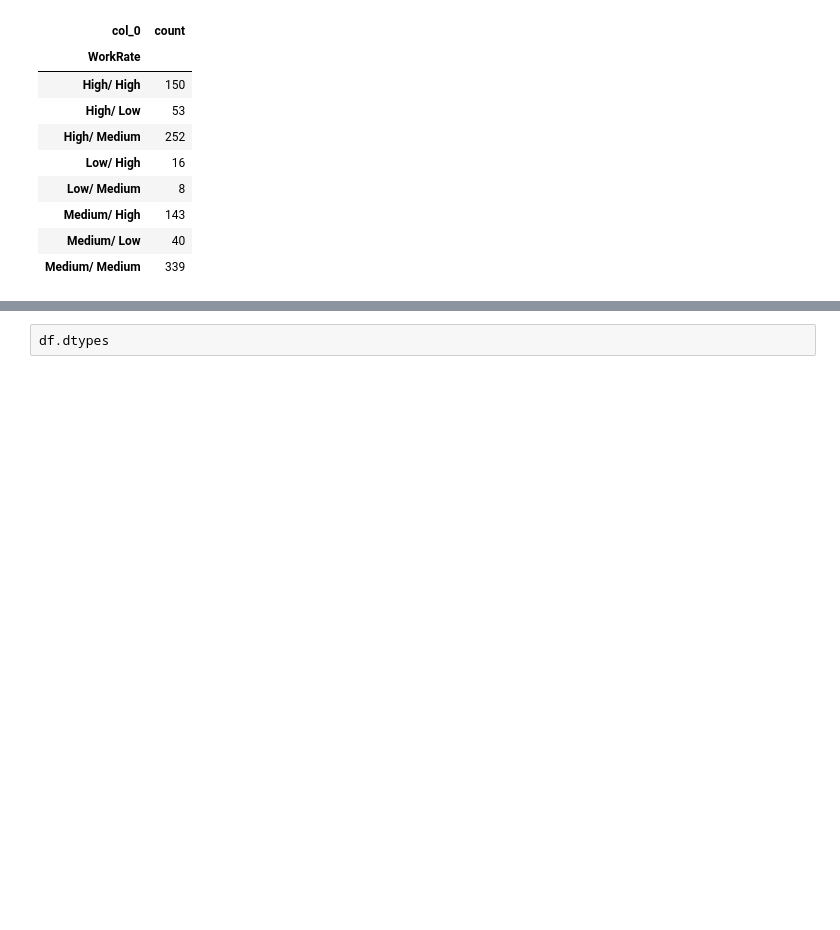
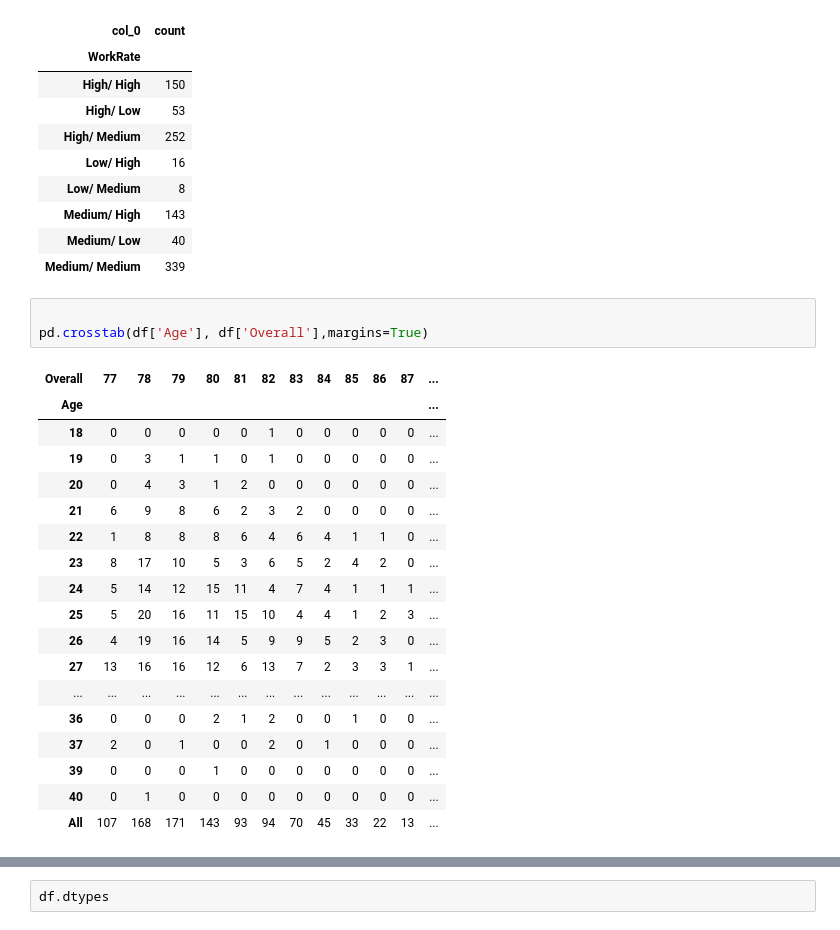
Before and after one commit to salmaemrany/Assignment1, a Jupyter notebook: Assignment 1.ipynb, the cells around one changed output, grey strips where cells are left out. Cells and saved outputs as stored; diff of their text form; blank space fills up the shorter version.

```diff
--- a/Assignment 1.ipynb
+++ b/Assignment 1.ipynb
@@ -605,3 +599,25 @@ pd.crosstab(index=df['WorkRate'], columns='count')
 | Medium/ High | 143 |
 | Medium/ Low | 40 |
 | Medium/ Medium | 339 |
+# %%
+
+pd.crosstab(df['Age'], df['Overall'],margins=True)
+# %% [output]
+| Overall | 77 | 78 | 79 | 80 | 81 | 82 | 83 | 84 | 85 | 86 | 87 | ... |
+| Age |  |  |  |  |  |  |  |  |  |  |  | ... |
+| 18 | 0 | 0 | 0 | 0 | 0 | 1 | 0 | 0 | 0 | 0 | 0 | ... |
+| 19 | 0 | 3 | 1 | 1 | 0 | 1 | 0 | 0 | 0 | 0 | 0 | ... |
+| 20 | 0 | 4 | 3 | 1 | 2 | 0 | 0 | 0 | 0 | 0 | 0 | ... |
+| 21 | 6 | 9 | 8 | 6 | 2 | 3 | 2 | 0 | 0 | 0 | 0 | ... |
+| 22 | 1 | 8 | 8 | 8 | 6 | 4 | 6 | 4 | 1 | 1 | 0 | ... |
+| 23 | 8 | 17 | 10 | 5 | 3 | 6 | 5 | 2 | 4 | 2 | 0 | ... |
+| 24 | 5 | 14 | 12 | 15 | 11 | 4 | 7 | 4 | 1 | 1 | 1 | ... |
+| 25 | 5 | 20 | 16 | 11 | 15 | 10 | 4 | 4 | 1 | 2 | 3 | ... |
+| 26 | 4 | 19 | 16 | 14 | 5 | 9 | 9 | 5 | 2 | 3 | 0 | ... |
+| 27 | 13 | 16 | 16 | 12 | 6 | 13 | 7 | 2 | 3 | 3 | 1 | ... |
+| ... | ... | ... | ... | ... | ... | ... | ... | ... | ... | ... | ... | ... |
+| 36 | 0 | 0 | 0 | 2 | 1 | 2 | 0 | 0 | 1 | 0 | 0 | ... |
+| 37 | 2 | 0 | 1 | 0 | 0 | 2 | 0 | 1 | 0 | 0 | 0 | ... |
+| 39 | 0 | 0 | 0 | 1 | 0 | 0 | 0 | 0 | 0 | 0 | 0 | ... |
+| 40 | 0 | 1 | 0 | 0 | 0 | 0 | 0 | 0 | 0 | 0 | 0 | ... |
+| All | 107 | 168 | 171 | 143 | 93 | 94 | 70 | 45 | 33 | 22 | 13 | ... |
```
Also changed, not shown: parts of 7 cells of this notebook, 3 other files.
